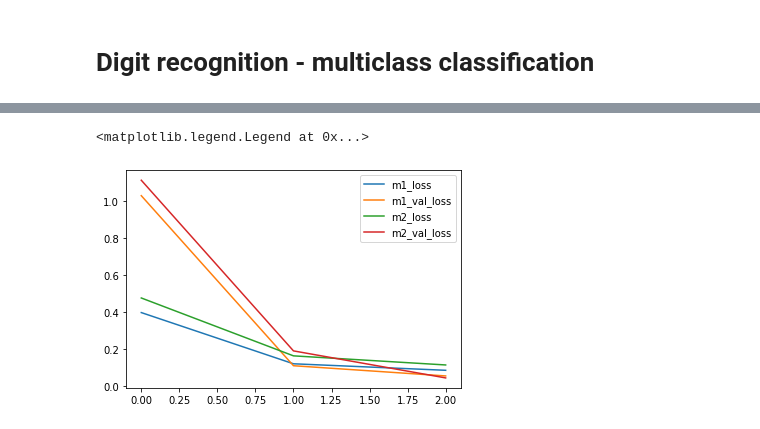
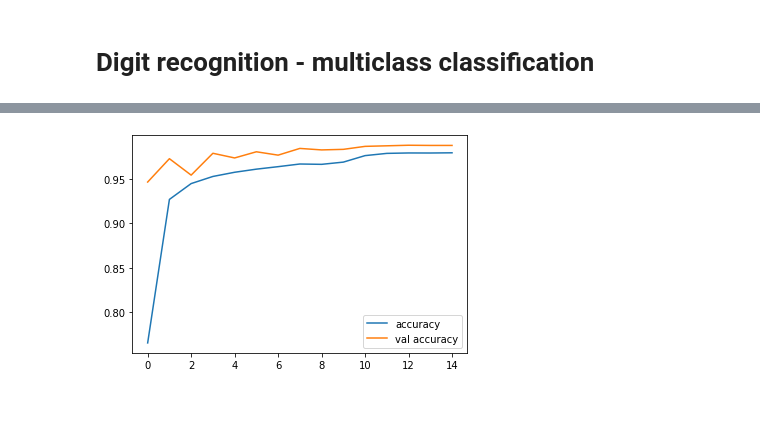
Before and after one commit to MovsisyanM/digit-recognizer, a Jupyter notebook: Movsisyan.ipynb, the cells around one changed output, grey strips where cells are left out. Cells and saved outputs as stored; diff of their text form; code cells hidden in the pictures.

```diff
--- a/Movsisyan.ipynb
+++ b/Movsisyan.ipynb
@@ -47,0 +84,6 @@ Epoch 3/3
+# %%
+# join the mnist and custom datasets, shuffle
+jointDf = pd.DataFrame(np.concatenate([np.array(df), np.array(mnistBin)]))\
+    .sample(frac=1, random_state=seed)\
+        .reset_index(drop=True)\
+            .rename({784: "label"}, axis=1)
@@ -47,0 +114,5 @@ Epoch 3/3
+# %%
+y = to_categorical(jointDf.label)
+# %%
+x_train, x_test, y_train, y_test = train_test_split(jointDf.iloc[:,:-1], y, train_size=0.9, random_state=seed) # no need to stratify for large balanced datasets
+x_train.shape, x_test.shape, y_train.shape, y_test.shape
@@ -47,0 +191,2 @@ Epoch 3/3
+# %%
+hist = model.fit(x_train, y_train, epochs=15, batch_size=64, validation_data = (x_test, y_test), shuffle=False, callbacks=[lr_cut, quicksave])
@@ -83,9 +217,6 @@ Epoch 3/3
 # %%
-plt.plot(hist.history["loss"])
-plt.plot(hist.history["val_loss"])
-plt.plot(hist2.history["loss"])
-plt.plot(hist2.history["val_loss"]);
-plt.legend(["m1_loss", "m1_val_loss", "m2_loss", "m2_val_loss"])
+plt.plot(hist.history["accuracy"]);
+plt.plot(hist.history["val_accuracy"]);
+plt.legend(["accuracy", "val accuracy"]);
 # %% [output]
-<matplotlib.legend.Legend at 0x...>
-[figure, old version]
+[figure, new version]
```
Also changed, not shown: parts of 19 cells of this notebook, 3 other files.
